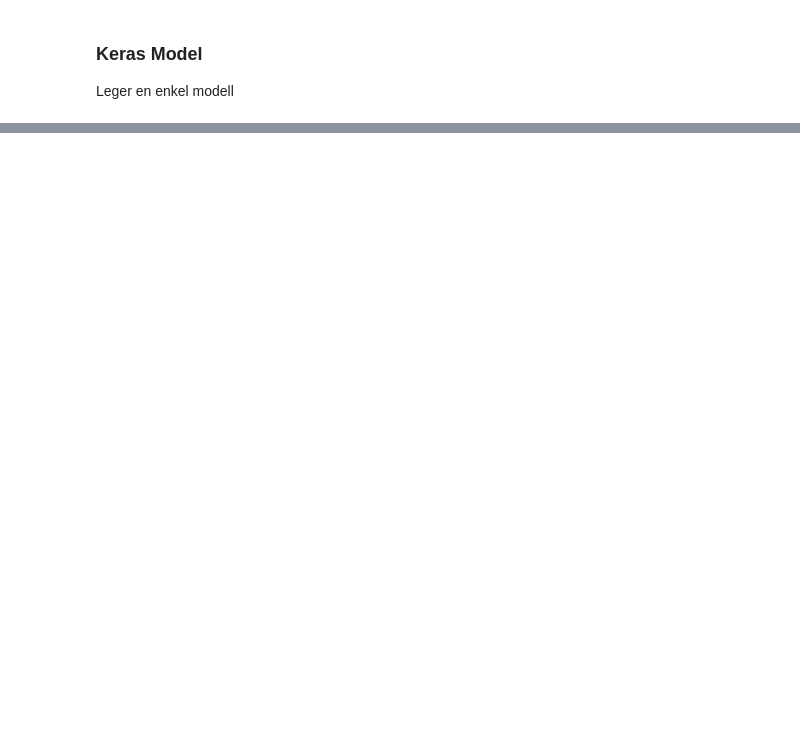
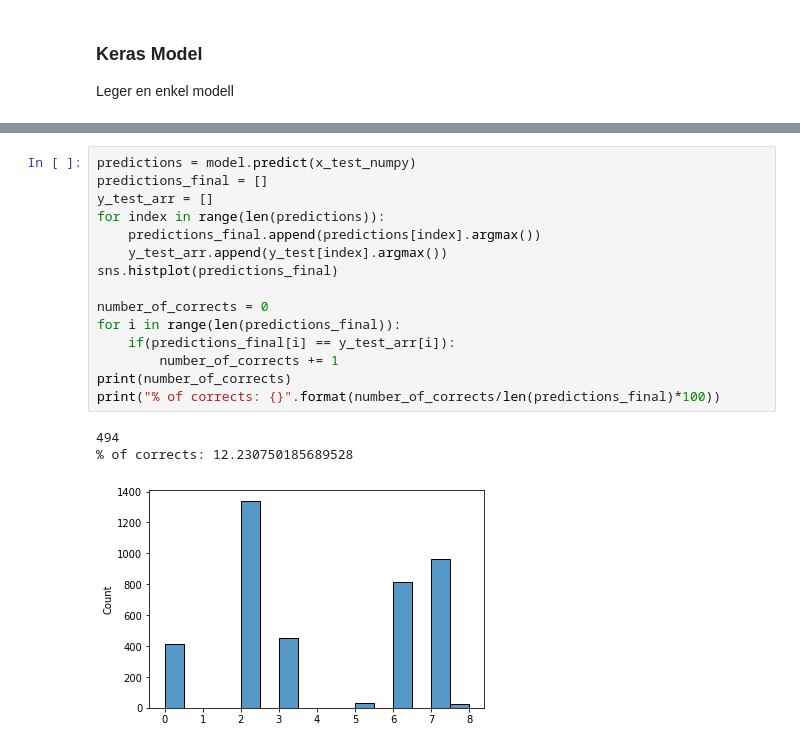
Before and after one commit to OleJonas/Got-Your-Back, a Jupyter notebook: model/ml_algorithms/ANN.ipynb, the cells around one changed output, grey strips where cells are left out. Saved outputs shown, nothing was run; the diff lists cells and outputs as text; blank space fills up the shorter version.

```diff
--- a/model/ml_algorithms/ANN.ipynb
+++ b/model/ml_algorithms/ANN.ipynb
@@ -158,0 +175,19 @@ Created in <span style='font-weight:600;margin-left:4px;'>Deepnote</span></a>
+# %%
+predictions = model.predict(x_test_numpy)
+predictions_final = []
+y_test_arr = []
+for index in range(len(predictions)):
+    predictions_final.append(predictions[index].argmax())
+    y_test_arr.append(y_test[index].argmax())
+sns.histplot(predictions_final)
+
+number_of_corrects = 0
+for i in range(len(predictions_final)):
+    if(predictions_final[i] == y_test_arr[i]):
+        number_of_corrects += 1
+print(number_of_corrects)
+print("% of corrects: {}".format(number_of_corrects/len(predictions_final)*100))
+# %% [output]
+494
+% of corrects: 12.230750185689528
+[figure, added]
```
Also changed, not shown: parts of 13 cells of this notebook, 1 other file.
